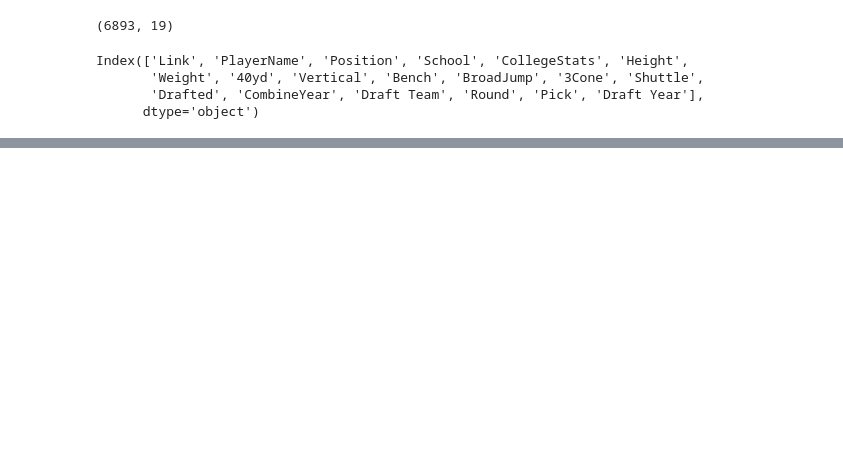
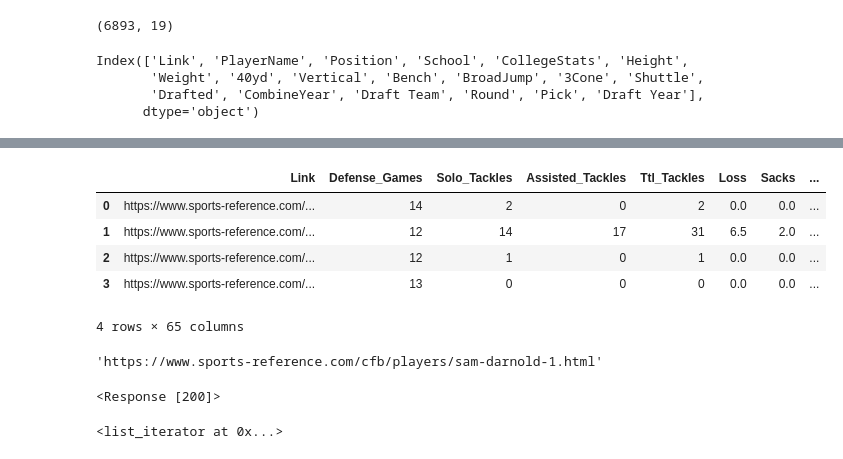
Before and after one commit to mcerow/pick_me, a Jupyter notebook: web_scraping.ipynb, the cells around one changed output, grey strips where cells are left out. Saved outputs shown, nothing was run; the diff lists cells and outputs as text; code cells hidden in the pictures; blank space fills up the shorter version.

```diff
--- a/web_scraping.ipynb
+++ b/web_scraping.ipynb
@@ -412,2 +422,19 @@ college_stats_df = pd.DataFrame(columns=['Defense_Games', 'Solo_Tackles', 'Assis
+# %%
+college_stats_df = pd.DataFrame(columns=['Link', 'Defense_Games', 'Solo_Tackles', 'Assisted_Tackles', 'Ttl_Tackles',
+                                         'Loss', 'Sacks', 'Defensive_Interceptions', 'Def_Int_Yds', 'Yds_per_Int',
+                                         'Pick_6', 'Defended_Passes', 'Recovered_Fumbles', 'Rec_Fumbles_Yds',
+                                         'Fumbles_Returned_TD', 'Forced_Fumbles', 'Passing_Games', 'Completions',
+                                         'Pass_Attempts', 'Completion_Percent', 'Pass_Yards', 'Pass_Yds_per_Attempt',
+                                         'Adj_Pass_Yds_per_Attempt', 'Pass_TDs', 'Pass_Interceptions',
+                                         'Passer_Rating', 'Rushing/Receiving_Games', 'Rush_Attempts', 'Rush_Yds',
+                                         'Rush_Yds_per_Attempt', 'Rush_TDs', 'Receptions', 'Rec_Yds',
+                                         'Rec_Yds_per_Reception', 'Rec_TDs', 'Plays_from_Scrimmage', 'Scrimmage_Yds',
+                                         'Scrimmage_Yds_per_Attempt', 'Scrimmage_TDs', 'Kicking_Games',
+                                         'XP_Made', 'XP_Attempts', 'XP_Percent', 'FG_Made', 'FG_Attempts',
+                                         'FG_Percent', 'TTL_Kicking_Points', '#Punts', 'Punt_Yds', 'Yds_per_Punt',
+                                         'PuntRet_Games', 'Punt_Returns', 'Punt_Return_Yds', 'Yrds_per_Return',
+                                         'Punt_Returned_for_TD', 'Kickoff_Returns', 'KO_Return_Yds',
+                                         'Yds_per_KO_Return', 'KO_Returned_for_TD', 'Scoring_Games', 'TD_Other',
+                                         'Ttl_TDs', '2PT_Converstions', 'Safety', 'TTL_Points'])
 # %%
 def get_college_stats(link_list):
@@ -577,0 +1076,25 @@ UnboundLocalError: local variable 'recovered_fumbles_yds' referenced before assi
+# %%
+college_stats_df
+# %% [output]
+|  | Link | Defense_Games | Solo_Tackles | Assisted_Tackles | Ttl_Tackles | Loss | Sacks | ... |
+| 0 | https://www.sports-reference.com/... | 14 | 2 | 0 | 2 | 0.0 | 0.0 | ... |
+| 1 | https://www.sports-reference.com/... | 12 | 14 | 17 | 31 | 6.5 | 2.0 | ... |
+| 2 | https://www.sports-reference.com/... | 12 | 1 | 0 | 1 | 0.0 | 0.0 | ... |
+| 3 | https://www.sports-reference.com/... | 13 | 0 | 0 | 0 | 0.0 | 0.0 | ... |
+4 rows × 65 columns
+# %%
+url
+# %% [output]
+'https://www.sports-reference.com/cfb/players/sam-darnold-1.html'
+# %%
+url = 'https://www.sports-reference.com/cfb/players/sam-darnold-1.html'
+html_page = requests.get(url)
+soup = BeautifulSoup(html_page.content, 'html.parser')
+html_page
+# %% [output]
+<Response [200]>
+# %%
+all_passing = soup.find(id='all_passing')
+all_passing.children
+# %% [output]
+<list_iterator at 0x...>
```
Also changed, not shown: parts of 19 cells of this notebook.
